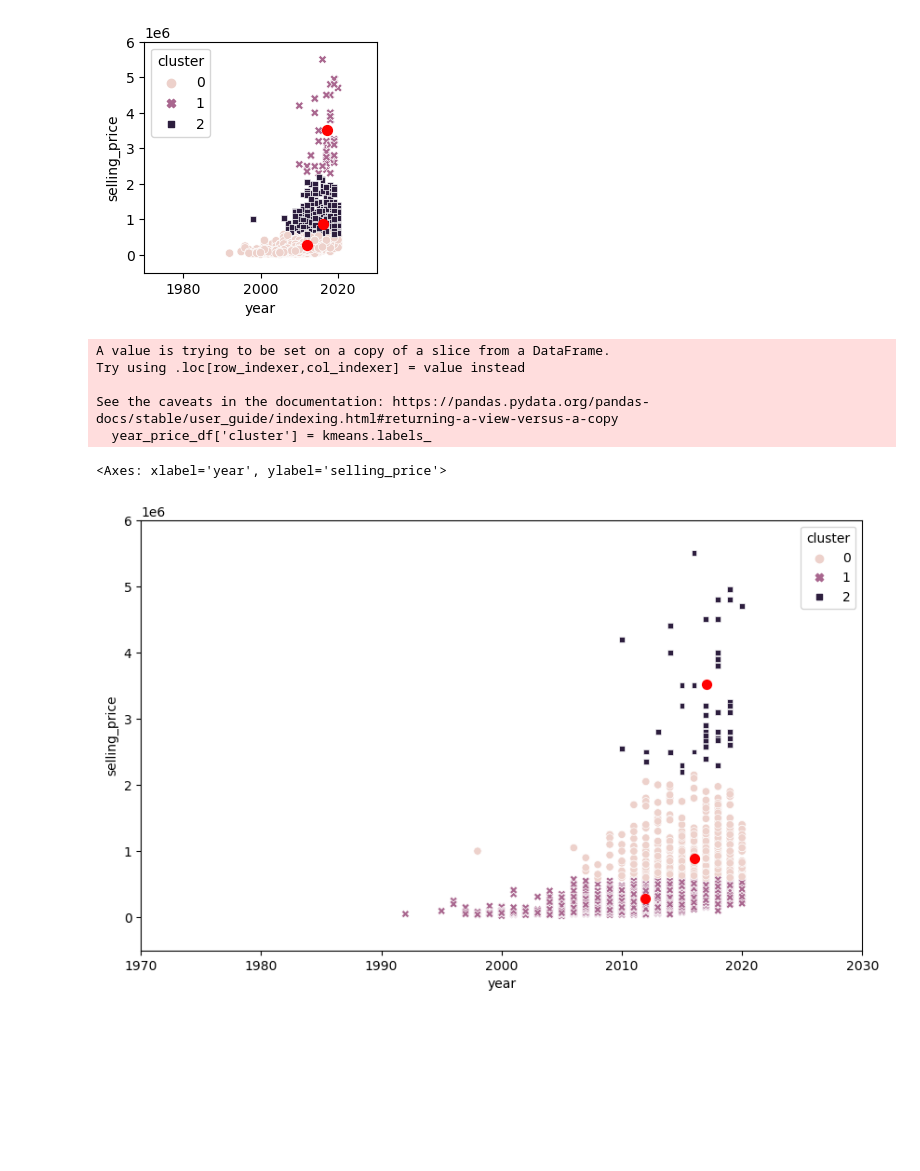
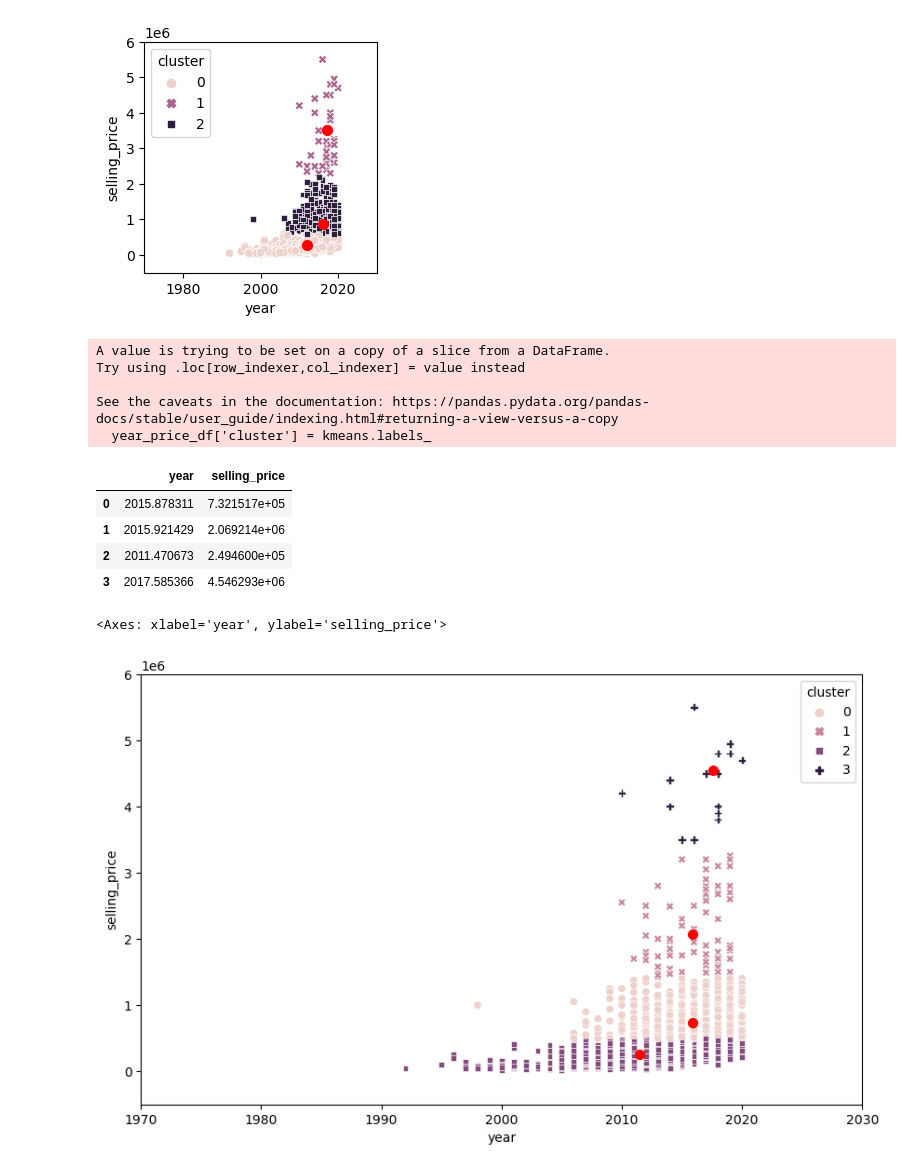
Before and after one commit to Scottymichaelmillerguy/cars-details-repo, a Jupyter notebook: car-details.ipynb, the cells around one changed output. Saved outputs shown, nothing was run; the diff lists cells and outputs as text; code cells hidden in the pictures; blank space fills up the shorter version.

```diff
--- a/car-details.ipynb
+++ b/car-details.ipynb
@@ -158,24 +194,29 @@ centers.plot.scatter(x='year', y='selling_price', ax=ax, s=50, color='red')
 # %%
 #Divide the year selling price grouping into clusters,
 year_price_df = cars_df[['year', 'selling_price']]
-kmeans = KMeans(n_clusters = 3).fit(year_price_df)
+kmeans = KMeans(n_clusters = 4).fit(year_price_df)
 #Cluster labels find which cluster each of the year selling_price combinations fall under
 year_price_df['cluster'] = kmeans.labels_
 year_price_df
 #learn the cluster centers
 centers = pd.DataFrame(kmeans.cluster_centers_, columns=['year', 'selling_price'])
-centers
+display(centers)
 year_price_df
 fig, ax = plt.subplots(figsize=(10,6))
 ax = sns.scatterplot(x='year', y='selling_price', hue='cluster', style='cluster', ax=ax, data=year_price_df)
 ax.set_xlim(1970, 2030)
 ax.set_ylim(-500000, 6000000)
 centers.plot.scatter(x='year', y='selling_price', ax=ax, s=50, color='red')
 # %% [output]
 A value is trying to be set on a copy of a slice from a DataFrame.
 Try using .loc[row_indexer,col_indexer] = value instead
 
 See the caveats in the documentation: https://pandas.pydata.org/pandas-docs/stable/user_guide/indexing.html#returning-a-view-versus-a-copy
   year_price_df['cluster'] = kmeans.labels_
+|  | year | selling_price |
+| 0 | 2015.878311 | 7.321517e+05 |
+| 1 | 2015.921429 | 2.069214e+06 |
+| 2 | 2011.470673 | 2.494600e+05 |
+| 3 | 2017.585366 | 4.546293e+06 |
 <Axes: xlabel='year', ylabel='selling_price'>
-[figure, old version]
+[figure, new version]
```
Also changed, not shown: parts of 24 cells of this notebook.
